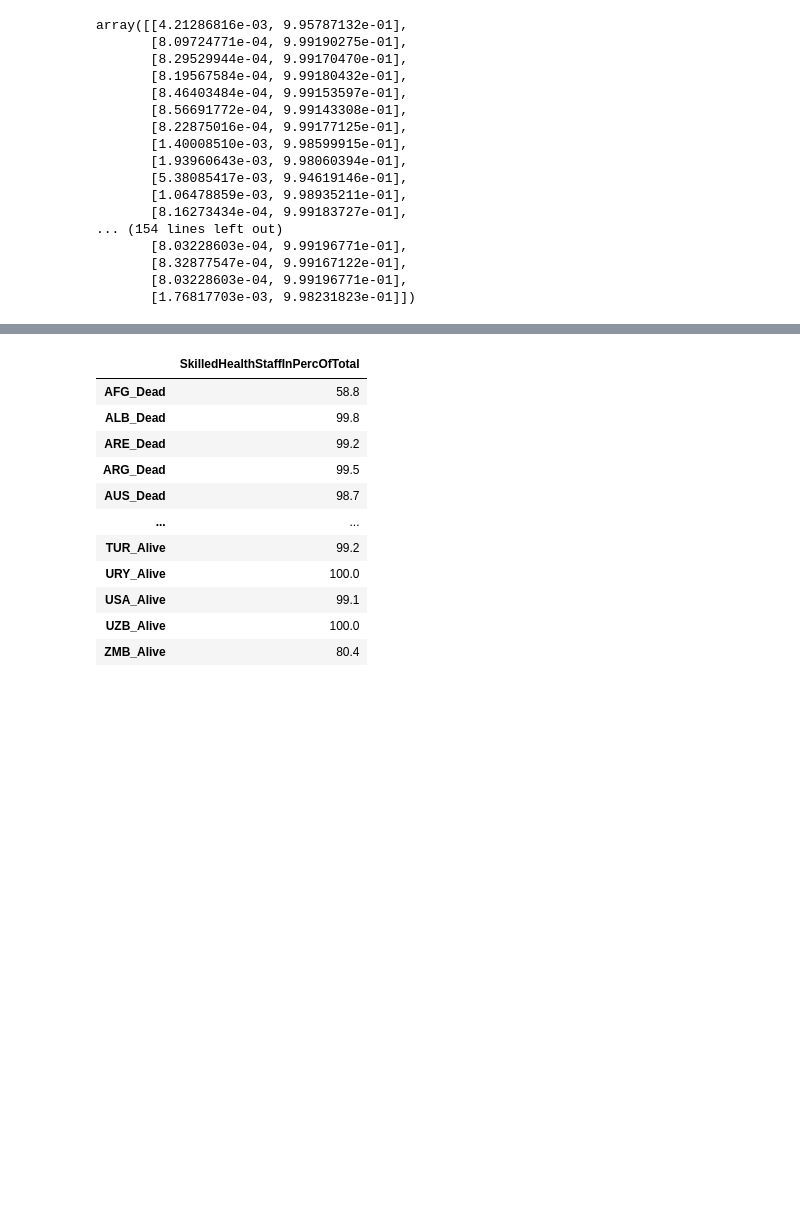
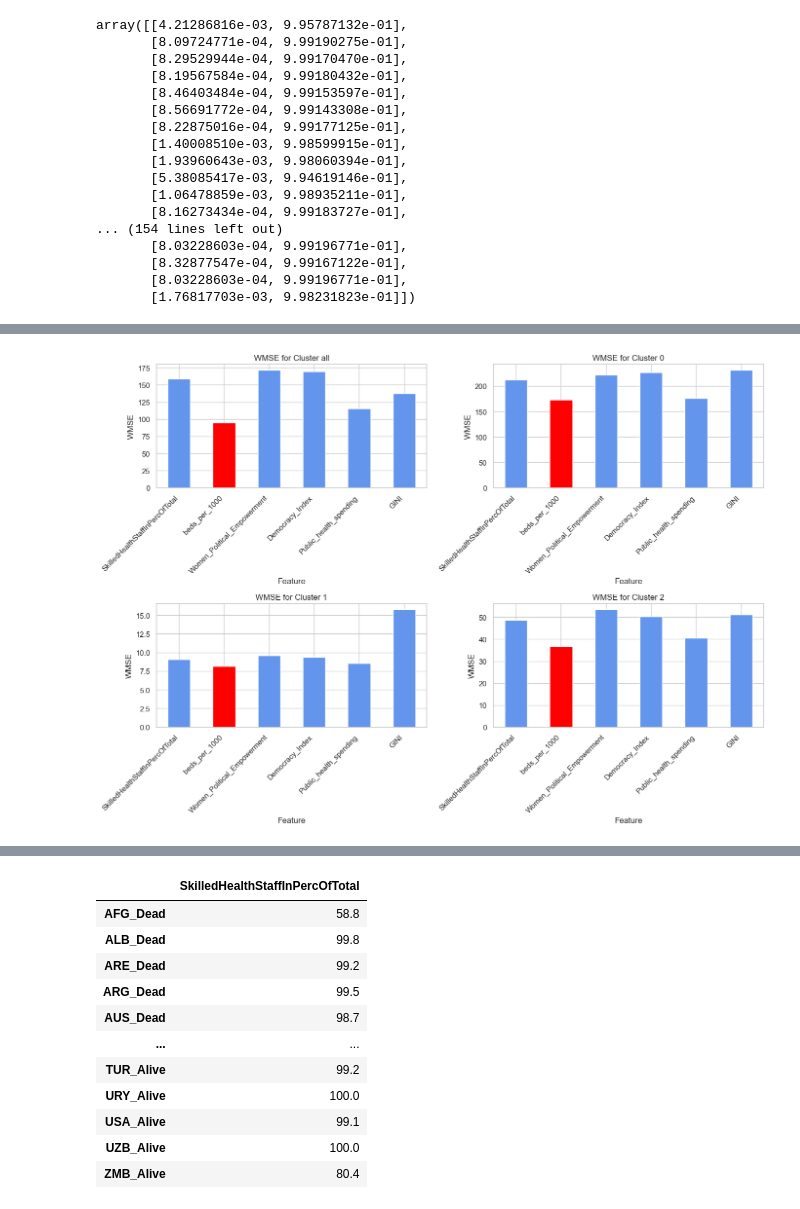
Before and after one commit to MariaStefaniak/SurvivalAtBirth_Global, a Jupyter notebook: Data_Organization/Python_Scripts/FinalNotebook.ipynb, the cells around one changed output, grey strips where cells are left out. Drawn from its saved outputs; the diff is of its cells as text; code cells hidden in the pictures; blank space fills up the shorter version.

Commit message:
change in predict, and some plots:)

```diff
--- a/Data_Organization/Python_Scripts/FinalNotebook.ipynb
+++ b/Data_Organization/Python_Scripts/FinalNotebook.ipynb
@@ -839,0 +891,36 @@ for feature in List_of_Models_per_Feature:
+# %%
+import matplotlib.pyplot as plt
+
+# Ensure values are numeric
+wmse_table = wmse_table.astype(float)
+
+# Clusters to include
+clusters_to_plot = ["all", 0, 1, 2]  # adjust as needed
+
+# Set up subplots
+fig, axes = plt.subplots(2, 2, figsize=(14, 10))
+axes = axes.flatten()
+
+for i, cluster in enumerate(clusters_to_plot):
+    ax = axes[i]
+    wmse_values = wmse_table.loc[cluster]
+
+    # Identify the index of the lowest WMSE
+    min_idx = wmse_values.idxmin()
+
+    # Build list of colors: red for min, blue for others
+    colors = ["red" if feature == min_idx else "cornflowerblue" for feature in wmse_values.index]
+
+    # Plot with custom colors
+    wmse_values.plot(kind='bar', ax=ax, color=colors)
+
+    ax.set_title(f"WMSE for Cluster {cluster}")
+    ax.set_ylabel("WMSE")
+    ax.set_xlabel("Feature")
+    ax.set_xticklabels(wmse_values.index, rotation=45, ha='right')
+
+plt.tight_layout()
+plt.savefig("Plots/WMSE_barplots_by_cluster_highlighted.png", dpi=300)
+plt.show()
+# %% [output]
+[figure, added]
```
Also changed, not shown: parts of 13 cells of this notebook.
